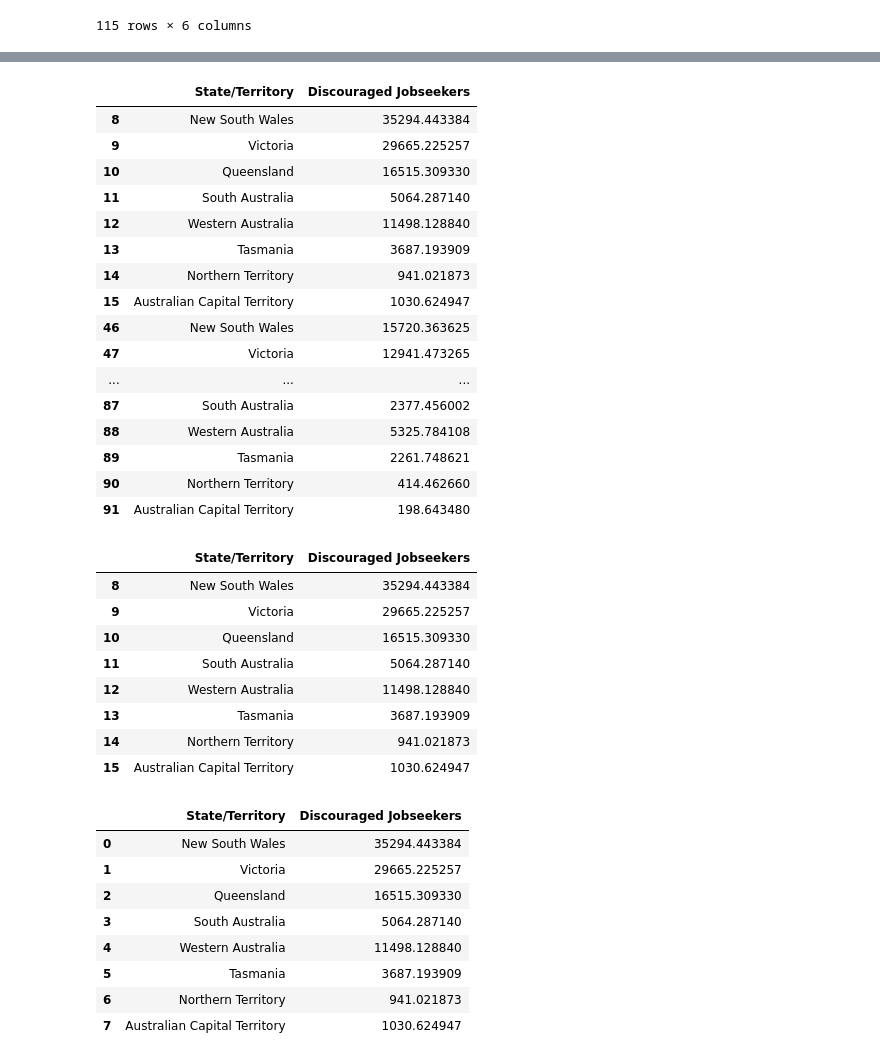
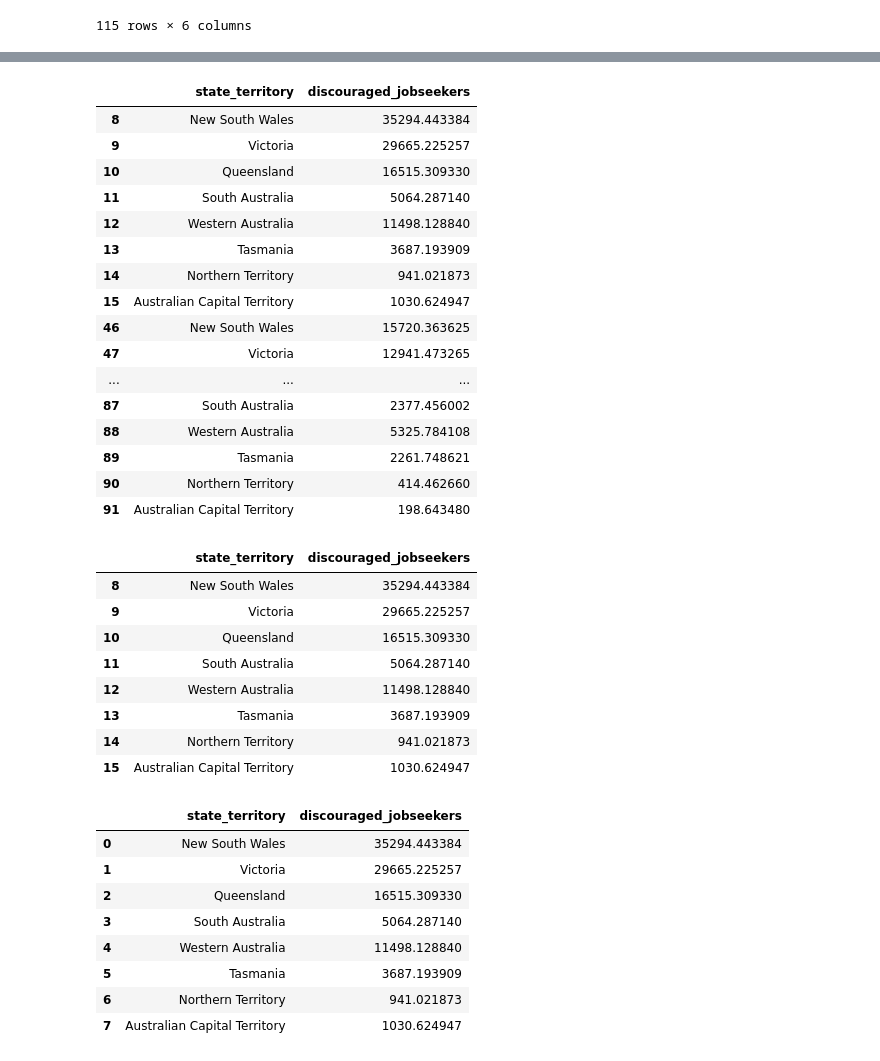
Before and after one commit to dianeyaneza/UWA-Data-Project-2-ETL-SkillsBridge, a Jupyter notebook: Cleanup - Characteristics of Discouraged Jobseekers.ipynb, the cells around one changed output, grey strips where cells are left out. Saved outputs shown, nothing was run; the diff lists cells and outputs as text; code cells hidden in the pictures.

```diff
--- a/Cleanup - Characteristics of Discouraged Jobseekers.ipynb
+++ b/Cleanup - Characteristics of Discouraged Jobseekers.ipynb
@@ -45,6 +45,6 @@ discouraged_df
 115 rows × 6 columns
 # %%
 # rename columns
-discouraged_df.columns = ['State/Territory', 'Discouraged Jobseekers', 'Other', 'Total', 'Labour Force', 'Not in Labour Force']
+discouraged_df.columns = ['state_territory', 'discouraged_jobseekers', 'Other', 'Total', 'Labour Force', 'Not in Labour Force']
 discouraged_df.head(30)
 # %% [output]
@@ -67,7 +67,7 @@ discouraged_df.head(30)
 | 37 | Born overseas | 40.4562 | 282.484 | 322.94 | 400.961 | 2400.95 |
 # %%
 # convert object values to float
-discouraged_full = discouraged_df[['State/Territory', 'Discouraged Jobseekers']].copy()
-discouraged_full[['Discouraged Jobseekers']] = discouraged_full[['Discouraged Jobseekers']].apply(pd.to_numeric, errors='coerce')
+discouraged_full = discouraged_df[['state_territory', 'discouraged_jobseekers']].copy()
+discouraged_full[['discouraged_jobseekers']] = discouraged_full[['discouraged_jobseekers']].apply(pd.to_numeric, errors='coerce')
 discouraged_full
 # %% [output]
@@ -86,6 +86,6 @@ discouraged_full
 115 rows × 2 columns
 # %%
 # set values to actual amount
-discouraged_full[['Discouraged Jobseekers']] = discouraged_full[['Discouraged Jobseekers']] * 1000
+discouraged_full[['discouraged_jobseekers']] = discouraged_full[['discouraged_jobseekers']] * 1000
 discouraged_full
 # %% [output]
@@ -117,11 +117,11 @@ dtypes: float64(1), object(1)
 memory usage: 2.2+ KB
 # %%
 # find location table
-location_df = discouraged_full[discouraged_full["State/Territory"].isin(['New South Wales', 'Victoria', 'Queensland', 'South Australia', 'Western Australia', 'Tasmania', 'Northern Territory', 'Australian Capital Territory'])]
+location_df = discouraged_full[discouraged_full["state_territory"].isin(['New South Wales', 'Victoria', 'Queensland', 'South Australia', 'Western Australia', 'Tasmania', 'Northern Territory', 'Australian Capital Territory'])]
 location_df = location_df.copy()
 location_df
 # %% [output]
-|  | State/Territory | Discouraged Jobseekers |
+|  | state_territory | discouraged_jobseekers |
 | 8 | New South Wales | 35294.443384 |
 | 9 | Victoria | 29665.225257 |
 | 10 | Queensland | 16515.309330 |
@@ -143,7 +143,7 @@ location_df
 location_persons = location_df[:8].copy()
 location_persons
 # %% [output]
-|  | State/Territory | Discouraged Jobseekers |
+|  | state_territory | discouraged_jobseekers |
 | 8 | New South Wales | 35294.443384 |
 | 9 | Victoria | 29665.225257 |
 | 10 | Queensland | 16515.309330 |
@@ -157,7 +157,7 @@ location_persons
 location_persons.reset_index(drop=True, inplace=True)
 location_persons
 # %% [output]
-|  | State/Territory | Discouraged Jobseekers |
+|  | state_territory | discouraged_jobseekers |
 | 0 | New South Wales | 35294.443384 |
 | 1 | Victoria | 29665.225257 |
 | 2 | Queensland | 16515.309330 |
```
Also changed, not shown: parts of 10 cells of this notebook, 6 other files.
